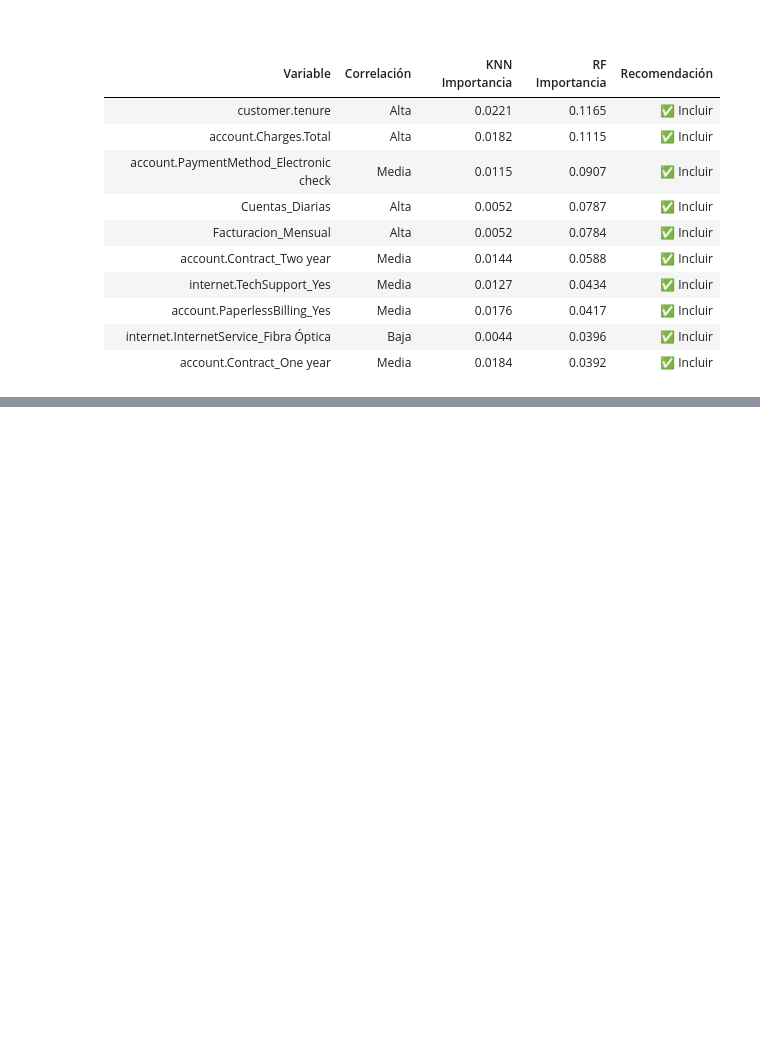
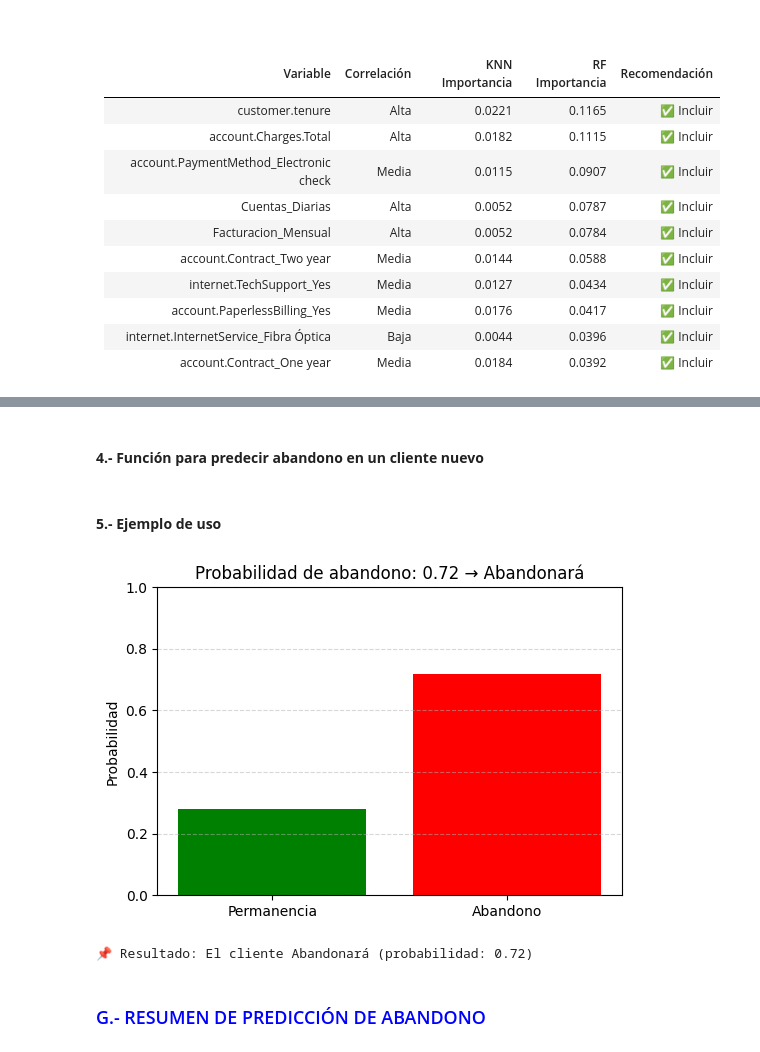
Before and after one commit to Maucho6340/Telecom_X_LATAM_Predict, a Jupyter notebook: Challenge_predict_evasion_op1.ipynb, the cells around one changed output, grey strips where cells are left out. Drawn from its saved outputs; the diff is of its cells as text; code cells hidden in the pictures; blank space fills up the shorter version.

```diff
--- a/Challenge_predict_evasion_op1.ipynb
+++ b/Challenge_predict_evasion_op1.ipynb
@@ -741,0 +797,2 @@ Comparación de Importancia entre KNN y Random Forest<br>
+# %% [markdown]
+#### **4.- Función para predecir abandono en un cliente nuevo**
@@ -741,0 +847,24 @@ Comparación de Importancia entre KNN y Random Forest<br>
+# %% [markdown]
+#### **5.- Ejemplo de uso**
+# %%
+valores_cliente = {
+    'customer.tenure': 5,
+    'Facturacion_Mensual': 89.5,
+    'account.Charges.Total': 2560,
+    'Cuentas_Diarias': 3,
+    'customer.gender_Male': 1,
+    'internet.InternetService_Fibra Óptica': 1,
+    'internet.TechSupport_Yes': 0,
+    'account.Contract_One year': 0,
+    'account.Contract_Two year': 0,
+    'account.PaperlessBilling_Yes': 1,
+    'account.PaymentMethod_Electronic check': 1
+}
+
+resultado = predecir_cliente(valores_cliente, rf_model, scaler, scaler.feature_names_in_)
+print(f"📌 Resultado: El cliente {resultado['estado']} (probabilidad: {resultado['probabilidad']})")
+# %% [output]
+[figure, added]
+📌 Resultado: El cliente Abandonará (probabilidad: 0.72)
+# %% [markdown]
+### <font color='blue'>G.- RESUMEN DE PREDICCIÓN DE ABANDONO<br>
```
Also changed, not shown: parts of 9 cells of this notebook.
